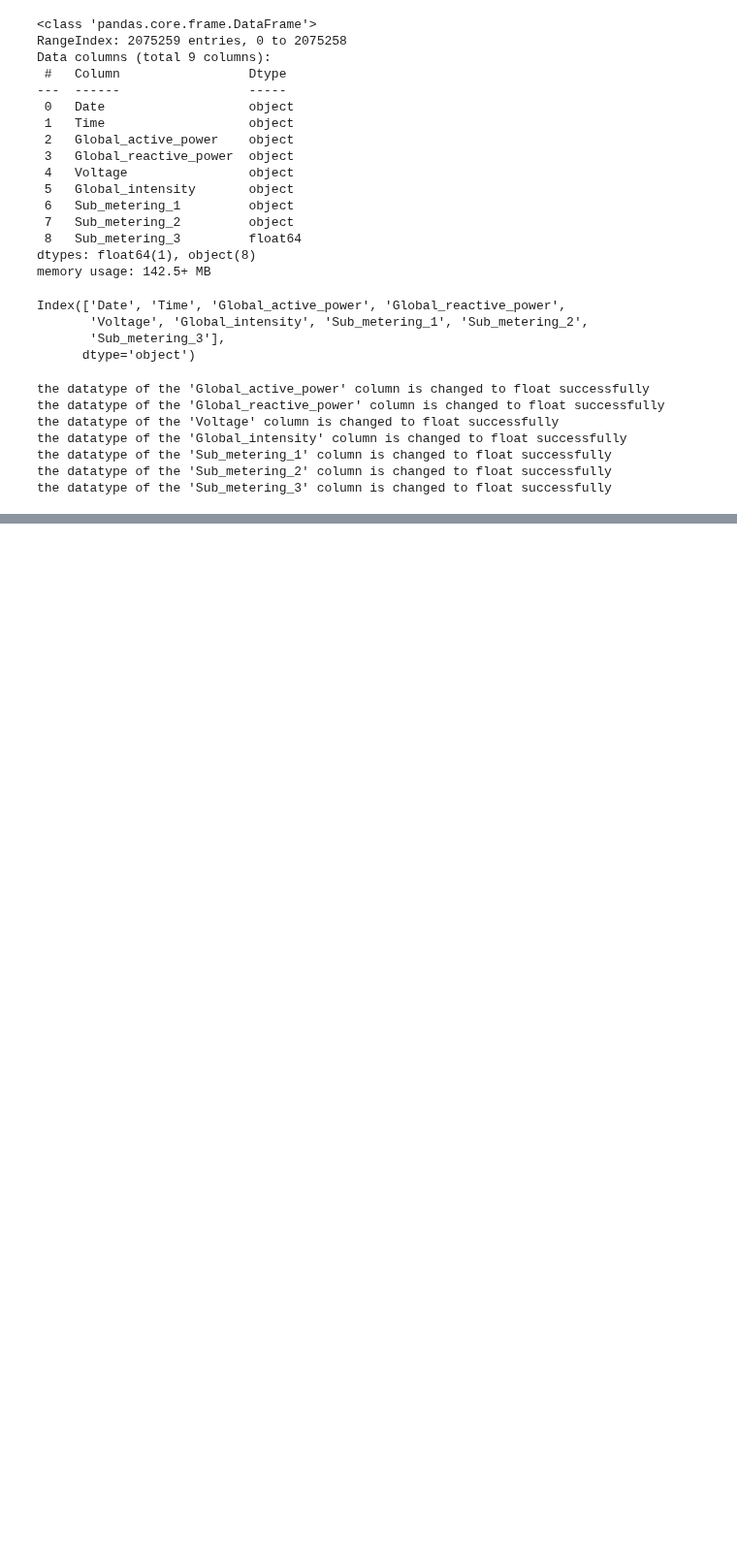
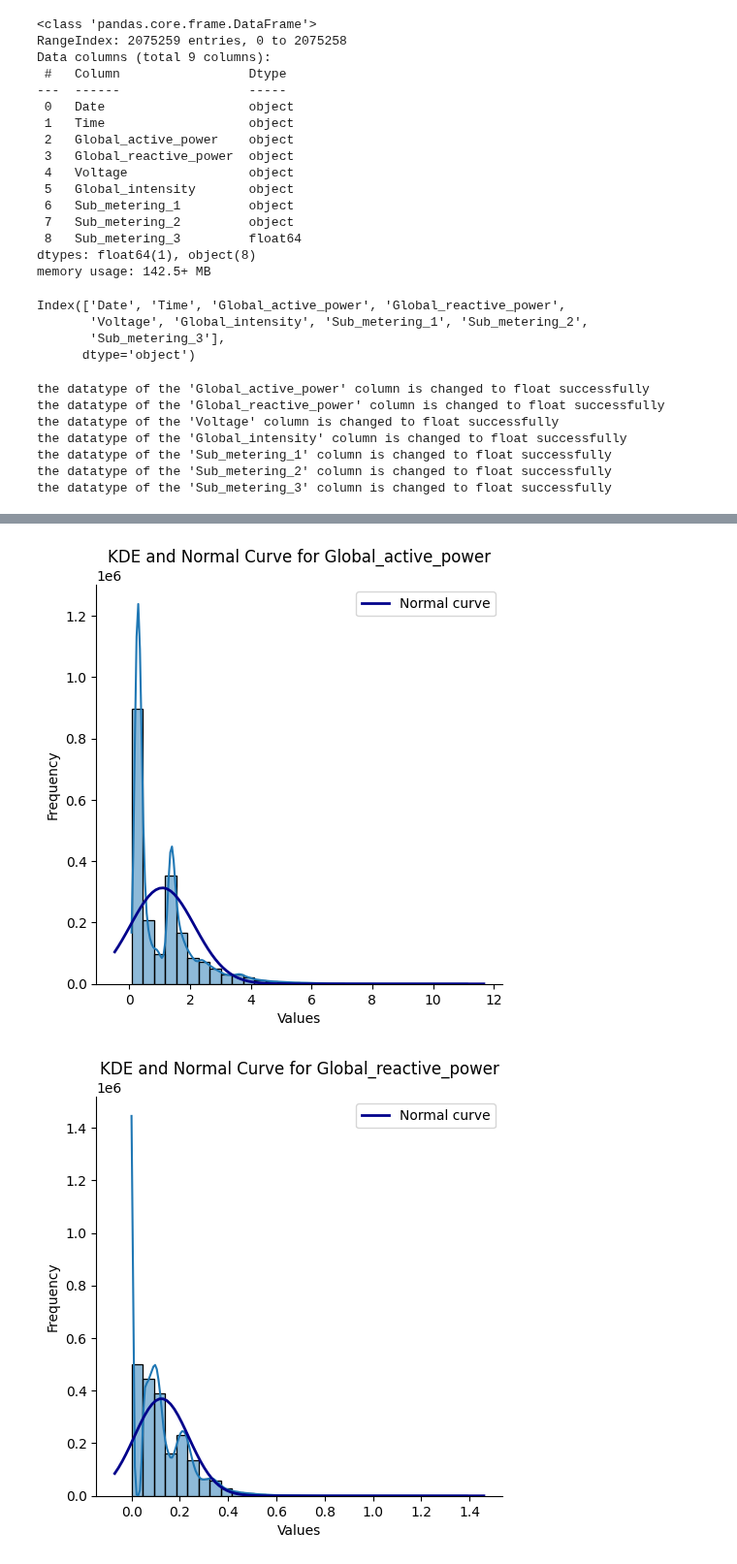
Before and after one commit to AswiniSivaraman/project_powerpulse, a Jupyter notebook: Data_Preprocessing.ipynb, the cells around one changed output, grey strips where cells are left out. Shown at 97% size. Drawn from its saved outputs; the diff is of its cells as text; code cells hidden in the pictures; blank space fills up the shorter version.

```diff
--- a/Data_Preprocessing.ipynb
+++ b/Data_Preprocessing.ipynb
@@ -199,0 +270,17 @@ dtype: int64
+# %%
+# detect outliers using IQR method
+def detect_outliers_iqr(data, column):
+    Q1 = data[column].quantile(0.25)
+    Q3 = data[column].quantile(0.75)
+    IQR = Q3 - Q1
+    lower_bound = Q1 - 1.5 * IQR
+    upper_bound = Q3 + 1.5 * IQR
+    outliers = data[(data[column] < lower_bound) | (data[column] > upper_bound)]
+    return outliers
+
+outlier_df = []
+for col in numerical_cols:
+    outliers = detect_outliers_iqr(df, col)
+    outlier_df.append({'col' : col, 'outliers_count' : len(outliers)})
+
+pd.DataFrame(outlier_df)
@@ -199,0 +350,17 @@ dtype: int64
+# %%
+for col in numerical_cols:
+    sns.displot(df[col], kde=True, bins=30)
+    mu, sigma = norm.fit(df[col])
+    xmin, xmax = plt.xlim()
+    x = np.linspace(xmin, xmax, 100)
+    pdf = norm.pdf(x, mu, sigma)
+
+    plt.plot(x, pdf * len(df[col]) * (xmax - xmin) / 30, color='darkblue', lw=2, label='Normal curve')
+    plt.title(f'KDE and Normal Curve for {col}')
+    plt.xlabel("Values")
+    plt.ylabel("Frequency")
+    plt.legend()
+    plt.show()
+# %% [output]
+[figure, added]
+[figure, added]
```
Also changed, not shown: parts of 43 cells of this notebook.
